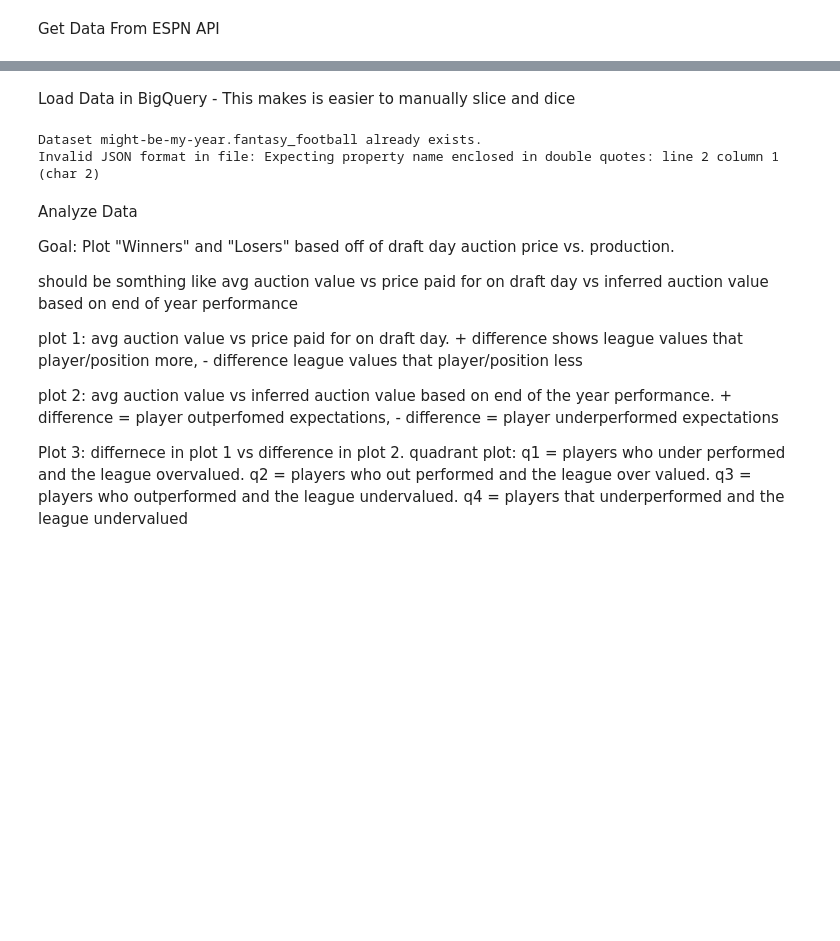
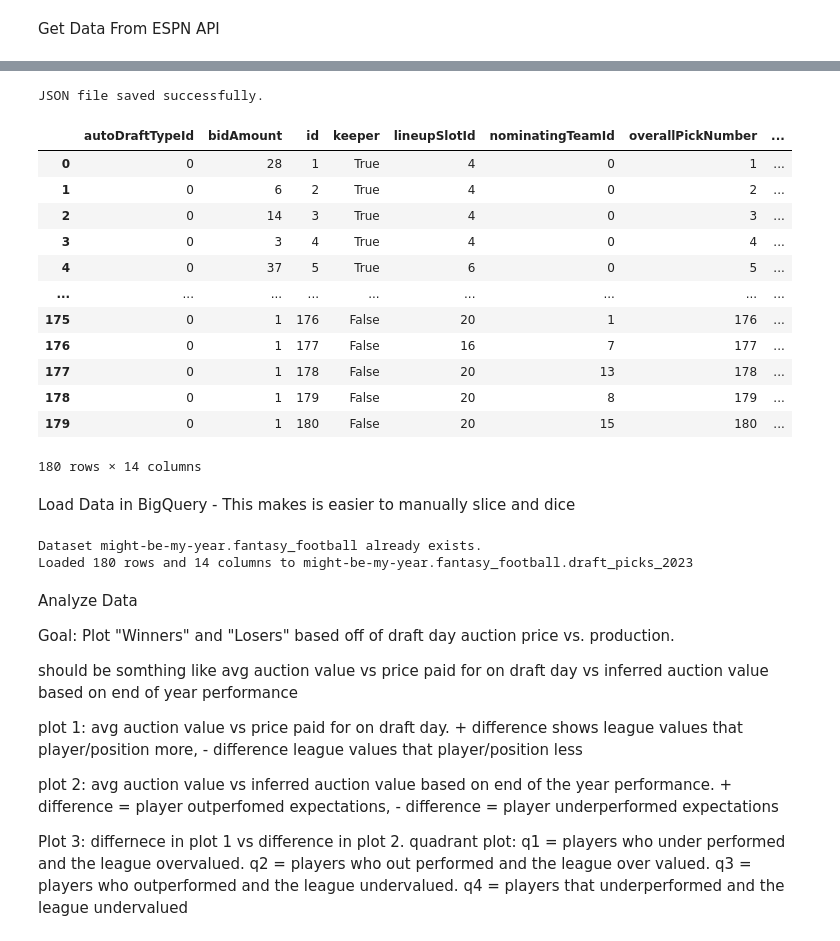
Before and after one commit to JimMiller-0/Might-be-my-Year, a Jupyter notebook: Might_be_my_Year.ipynb, the cells around one changed output, grey strips where cells are left out. Saved outputs shown, nothing was run; the diff lists cells and outputs as text; code cells hidden in the pictures; blank space fills up the shorter version.

```diff
--- a/Might_be_my_Year.ipynb
+++ b/Might_be_my_Year.ipynb
@@ -114,7 +96,49 @@ JSON file saved successfully.
+# %%
+# Get Draft Details
+
+draft_url= f'https://lm-api-reads.fantasy.espn.com/apis/v3/games/ffl/seasons/{season}/segments/0/leagues/{league_id}?view=mDraftDetail&view=mSettings&view=mTeam&view=modular&view=mNav'
+
+r = requests.get(draft_url, cookies={'swid': swid, 'espn_s2': espn_s2})
+if r.status_code == 200:
+
+  draft_data = r.json()
+  draft_data
+
+# Save the data to a JSON file
+  with open('draft_data.json', 'w') as f:
+        json.dump(draft_data, f, indent=0)  # Use indent for pretty printing
+  print('JSON file saved successfully.')
+else:
+  print('Request failed with status code:', r.status_code)
+
+  # Read the JSON file
+with open('draft_data.json', 'r') as f:
+    draft_data = json.load(f)
+
+draft_picks_df = pd.json_normalize(draft_data['draftDetail'], record_path=['picks'])
+draft_picks_df
+# %% [output]
+JSON file saved successfully.
+|  | autoDraftTypeId | bidAmount | id | keeper | lineupSlotId | nominatingTeamId | overallPickNumber | ... |
+| 0 | 0 | 28 | 1 | True | 4 | 0 | 1 | ... |
+| 1 | 0 | 6 | 2 | True | 4 | 0 | 2 | ... |
+| 2 | 0 | 14 | 3 | True | 4 | 0 | 3 | ... |
+| 3 | 0 | 3 | 4 | True | 4 | 0 | 4 | ... |
+| 4 | 0 | 37 | 5 | True | 6 | 0 | 5 | ... |
+| ... | ... | ... | ... | ... | ... | ... | ... | ... |
+| 175 | 0 | 1 | 176 | False | 20 | 1 | 176 | ... |
+| 176 | 0 | 1 | 177 | False | 16 | 7 | 177 | ... |
+| 177 | 0 | 1 | 178 | False | 20 | 13 | 178 | ... |
+| 178 | 0 | 1 | 179 | False | 20 | 8 | 179 | ... |
+| 179 | 0 | 1 | 180 | False | 20 | 15 | 180 | ... |
+180 rows × 14 columns
 # %% [markdown]
 Load Data in BigQuery - This makes is easier to manually slice and dice
 # %%
 from google.cloud import bigquery
+import pyarrow as pa
+from google.cloud.exceptions import NotFound
+import pyarrow.parquet as pq
 
 # set project id again
 project_id = 'might-be-my-year'  # Replace with your actual project ID
@@ -143,38 +167,30 @@ except NotFound:
     dataset = bq_client.create_dataset(dataset, timeout=30)  # Make an API request.
     print("Created dataset {}.{}".format(bq_client.project, dataset.dataset_id))
 
-
+# Convert the DataFrame to a Parquet file
+table = pa.Table.from_pandas(draft_picks_df)
+pq.write_table(table, 'draft_picks.parquet')
 
 # TODO(developer): Set table_id to the ID of the table to create.
-table_id = f'{project_id}.fantasy_football.ff_stats_{season}'
+draft_picks_table_id = f'{project_id}.fantasy_football.draft_picks_{season}'
 
 job_config = bigquery.LoadJobConfig(
-    autodetect=True, source_format=bigquery.SourceFormat.NEWLINE_DELIMITED_JSON
+    autodetect=True, source_format=bigquery.SourceFormat.PARQUET
 )
 
+# open parquet file -> load the table from parquet file into bq table
+with open('draft_picks.parquet', "rb") as source_file:
+    job = bq_client.load_table_from_file(
+        source_file, draft_picks_table_id, job_config=job_config
+    )
 
-# Validate JSON and handle potential errors
-with open("data.json", "r") as source_file:
-    try:
-        # Try to load each line as a separate JSON object
-        for line in source_file:
-            json.loads(line)  # Validate JSON format
-    except json.JSONDecodeError as e:
-        print(f"Invalid JSON format in file: {e}")
-    else:
-        # If JSON is valid, proceed with loading
-        with open("data.json", "rb") as source_file:
-            load_job = bq_client.load_table_from_file(
-                source_file, table_id, job_config=job_config
-            )
+# Wait for the job to complete
+job.result()
 
-        load_job.result()  # Waits for the job to complete.
-
-        destination_table = bq_client.get_table(table_id)  # Make an API request.
-        print("Loaded {} rows.".format(destination_table.num_rows))
+print("Loaded {} rows and {} columns to {}".format(job.output_rows, len(draft_picks_df.columns), draft_picks_table_id))
 # %% [output]
 Dataset might-be-my-year.fantasy_football already exists.
-Invalid JSON format in file: Expecting property name enclosed in double quotes: line 2 column 1 (char 2)
+Loaded 180 rows and 14 columns to might-be-my-year.fantasy_football.draft_picks_2023
 # %% [markdown]
 Analyze Data
 
```
Also changed, not shown: parts of 4 cells of this notebook.
